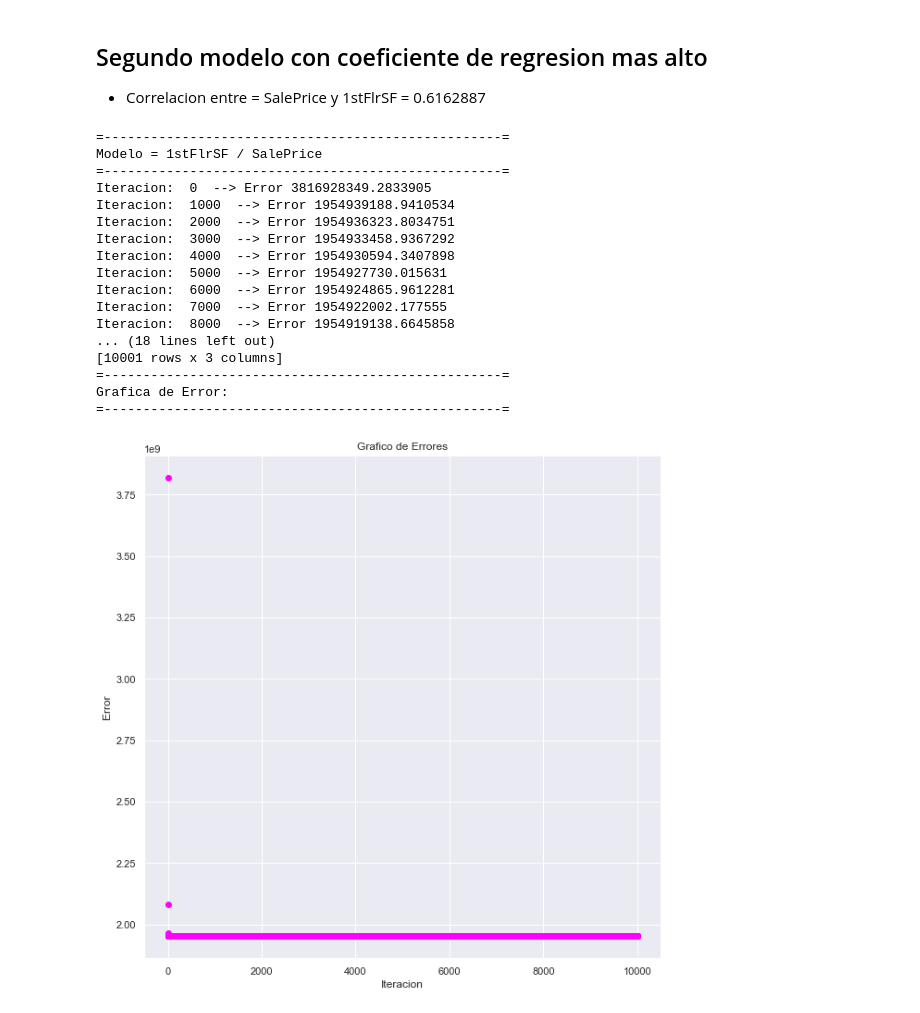
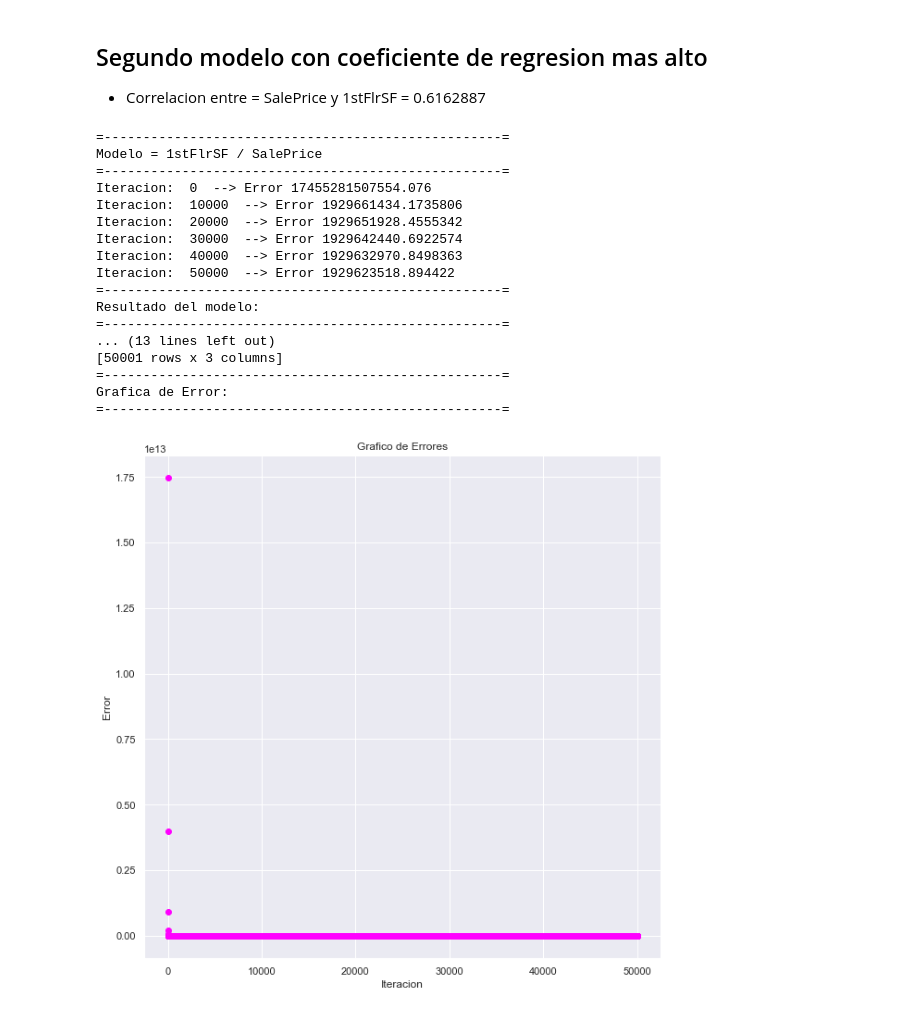
Before and after one commit to RainieroPV/Ciencia-de-Datos-en-Python, a Jupyter notebook: Proyecto_Final.ipynb, the cells around one changed output. Cells and saved outputs as stored; diff of their text form; code cells hidden in the pictures.

Commit message:
Cambio en varibales dado que lo estaba anaizando incorrecto y cambiando los learning rates

```diff
--- a/Proyecto_Final.ipynb
+++ b/Proyecto_Final.ipynb
@@ -95,14 +95,14 @@ plt.figure(figsize=(20,40)) # Tamanio de la grafica
 for pos1, axis1 in enumerate(nombres):   # tomar la primera columna
     for pos2, axis2 in  enumerate(nombres[pos1+1:]): # tomar la columna que sigue al punto anterior
         plt.subplot(5,3,i)
-        df = Modelo[[axis1,axis2]].dropna()  # Quitar los nan
+        df = Modelo[[axis2,axis1]].dropna()  # Quitar los nan
         plt.scatter(df.iloc[:,0], df.iloc[:,1], color=colors[pos1]) #scatter plot
         a, b = np.polyfit(df.iloc[:,0], df.iloc[:,1], 1) #determinar los parametros de regresion lineal
         x = df.iloc[:,0]
         plt.plot(x, a*x + b, color = "black") #Regresion Lineal con scatter-plot
         correlacion = pearsonr(x = df.iloc[:,0], y =  df.iloc[:,1])
-        plt.xlabel(axis1) # en X
-        plt.ylabel(axis2) # en Y
+        plt.xlabel(axis2) # en X
+        plt.ylabel(axis1) # en Y
         title = str('{0:.10f}'.format(a))+"*X+"+str(round(b, 9))+"\n Corr = "+str(round(correlacion[0], 5))
         plt.title(title)
         print("Correlacion entre =",axis1, " y ",axis2,"=",round(correlacion[0], 7))
@@ -143,7 +143,7 @@ def regresion (x, y, epochs, imprimir_error, learning_rate, inicialB0, inicialB1
     b1 = inicialB1
 
     # Resultados
-    Resultado = pd.DataFrame(columns=["Errores","B0","B1"])
+    Resultado = pd.DataFrame(columns=["Errores","Coeficiente","Interseccion"])
 
     # Matriz X , con vector 1
     matrizInicial = pd.DataFrame(x)
@@ -158,7 +158,7 @@ def regresion (x, y, epochs, imprimir_error, learning_rate, inicialB0, inicialB1
         gradiente = (matrizInicial.multiply((prouctoPunto - y),axis="index").sum())/(y.size)
         b0 = b0 - learning_rate*gradiente[0]
         b1 = b1 - learning_rate*gradiente[1]
-        new_row = {'Errores':error, 'B0':b0 , 'B1':b1}
+        new_row = {'Errores':error, 'Coeficiente':b0 , 'Interseccion':b1}
         Resultado=Resultado.append(new_row,ignore_index=True)
         if i % imprimir_error == 0:
             print("Iteracion: ", i," --> Error",error)
@@ -173,9 +173,6 @@ def grafica(errores ,iteration):
     plt.ylabel('Error')
     plt.title('Grafico de Errores')
     plt.show()
-
-
-def
 # %% [markdown]
 ## Crear una funcion que nos permita visualizar con matplotlib como evoluciona el modelo entrenado en el tiempo :
 + Crear una funcion que tome como parametro la estructura de datos conteniendo el historial de modelos ,y un valor n que indica cada cuantas iteraciones graficar el modelo resultante, por ejemplo para n=3 la funcion debe graficar la recta correspondiente al modelo junto a los datos cada 3 iteraciones, si se ejecutaron 15 iteraciones , para n = 3 se grafica el modelo de las iteraciones 3,6,9,12,15 junto con los datos de entrenamiento.
@@ -241,35 +237,36 @@ Grafica de Error:
 # %%
 print ("=---------------------------------------------------=")
 print ("Modelo = 1stFlrSF / SalePrice")
 print ("=---------------------------------------------------=")
-b0 = 200
-b1 = 5000
-Mod2 = regresion(Modelo['1stFlrSF'], Modelo['SalePrice'], 10000, 1000, 0.0000005 , b0, b1)
+b0 = 5000
+b1 = 20000
+#Usamos un learning rate bas bajo para que sea mejor la aproximacion
+Mod2 = regresion(Modelo['1stFlrSF'], Modelo['SalePrice'], 50000, 10000, 0.000001 , b0, b1)
 print ("=---------------------------------------------------=")
 print ("Resultado del modelo:")
 print ("=---------------------------------------------------=")
 print (Mod2)
 print ("=---------------------------------------------------=")
 print ("Grafica de Error:")
 print ("=---------------------------------------------------=")
 grafica(Mod2['Errores'],Mod2.index )
 # %% [output]
 =---------------------------------------------------=
 Modelo = 1stFlrSF / SalePrice
 =---------------------------------------------------=
-Iteracion:  0  --> Error 3816928349.2833905
-Iteracion:  1000  --> Error 1954939188.9410534
-Iteracion:  2000  --> Error 1954936323.8034751
-Iteracion:  3000  --> Error 1954933458.9367292
-Iteracion:  4000  --> Error 1954930594.3407898
-Iteracion:  5000  --> Error 1954927730.015631
-Iteracion:  6000  --> Error 1954924865.9612281
-Iteracion:  7000  --> Error 1954922002.177555
-Iteracion:  8000  --> Error 1954919138.6645858
-... (18 lines left out)
-[10001 rows x 3 columns]
+Iteracion:  0  --> Error 17455281507554.076
+Iteracion:  10000  --> Error 1929661434.1735806
+Iteracion:  20000  --> Error 1929651928.4555342
+Iteracion:  30000  --> Error 1929642440.6922574
+Iteracion:  40000  --> Error 1929632970.8498363
+Iteracion:  50000  --> Error 1929623518.894422
+=---------------------------------------------------=
+Resultado del modelo:
+=---------------------------------------------------=
+... (13 lines left out)
+[50001 rows x 3 columns]
 =---------------------------------------------------=
 Grafica de Error:
 =---------------------------------------------------=
-[figure, old version]
+[figure, new version]
 # %%
```
Also changed, not shown: parts of 4 cells of this notebook.
